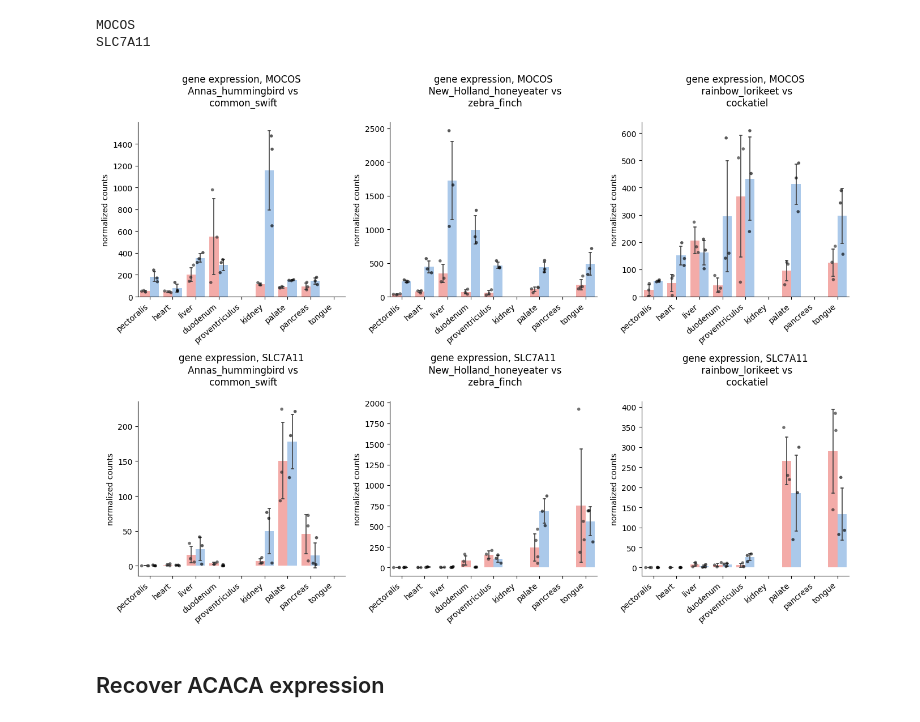
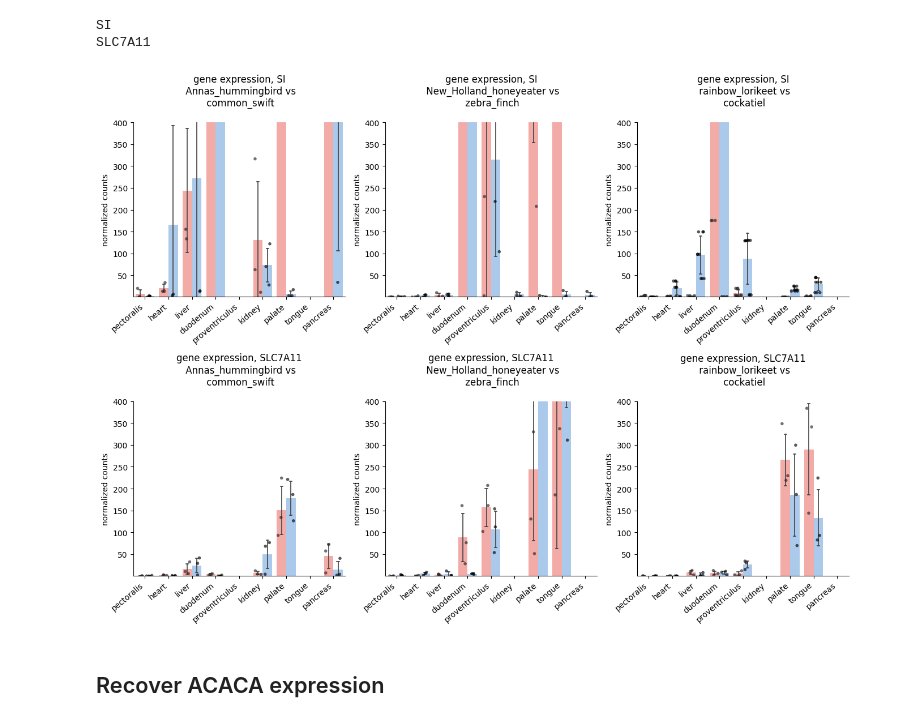
Before and after one commit to osipovarev/Expression_from_counts, a Jupyter notebook: gene_expression_from_table.ipynb, the cells around one changed output. Drawn from its saved outputs; the diff is of its cells as text; code cells hidden in the pictures.

Commit message:
backed up changes from Sun Jun  1 17:52:31 EDT 2025 in the project /Users/osipova/Documents/LabDocs/NectarivoryProject/Expression_from_counts

```diff
--- a/gene_expression_from_table.ipynb
+++ b/gene_expression_from_table.ipynb
@@ -17,6 +17,7 @@ from adjustText import adjust_text
 import warnings
 # %%
 ## Define set fo genes to plot
+dir_path = '/Users/osipova/Documents/LabDocs/NectarivoryProject/Expression_from_counts/'
 
 # genes_essent = ['HK2', 'AMY1A', 'SI', 'SLC5A1', 'TAS1R3', 'LCT']
 # genes_essent = ['SGCD', 'MYOCD', 'MYOF', 'MANBA', 'GCAT', 'GLB1L2', 'DMD', 'CNMD', 'CHST4', 'ASPG', 'B3GALNT1']
@@ -78,25 +79,24 @@ import warnings
 # with open(dir_path + 'NDUF_genes.lst', 'r') as inf:
 #     genes_essent = inf.read().rstrip().split('\n')
 
-# with open('bp_vidua_gene_losses.lst', 'r') as inf:
-#     genes_essent = inf.read().rstrip().split('\n')
-
-# dir_path = '/Users/osipova/Documents/LabDocs/NectarivoryProject/Expression_from_counts/'
 # with open(dir_path + 'paracellular_transport.lst', 'r') as inf:
 #     genes_essent = inf.read().rstrip().split('\n')
 
-# dir_path = '/Users/osipova/Documents/LabDocs/NectarivoryProject/Expression_from_counts/'
 # with open(dir_path + 'gluts.lst', 'r') as inf:
 #     genes_essent = inf.read().rstrip().split('\n')
+with open(dir_path + 'difficult_candidate_genes.lst', 'r') as inf:
+    genes_essent = inf.read().rstrip().split('\n')
+
 # genes_essent = ['PFKL', 'PFKP', 'PFKM']
-genes_essent = ['MOCOS', 'SLC7A11']
+genes_essent = ['SI', 'SLC7A11']
 # %%
 warnings.filterwarnings('ignore')
 
 ## Plot gene expression by tissue
 # tissues = ['pectoralis', 'heart', 'liver', 'duodenum', 'palate', 'pancreas', 'kidney',
 #            'lung', 'fat', 'proventriculus', 'tongue', 'gonads' ]
-tissues = ['pectoralis', 'heart', 'liver', 'duodenum', 'proventriculus', 'kidney', 'palate', 'pancreas', 'tongue']
+tissues = ['pectoralis', 'heart', 'liver', 'duodenum', 'proventriculus', 'kidney',
+           'palate', 'tongue', 'pancreas']
 # tissues = ['pectoralis', 'liver']
 
 N_genes = len(genes_essent)
@@ -133,40 +133,40 @@ for j in range(N_genes):
         sns.stripplot(ax=axi, data=df_pair, x='tissue', y='count', hue='bird', hue_order=pairs[i],
                      order=tissues, color='k', s=4, alpha=0.65, dodge=True , jitter=0.3)
 
-        # ax1.set(ylim=(1, 10000))
-        # ax2.set(ylim=(1, 10000))
-    #     if i == 0:
-    #         axi.set(yscale='log')
+        axi.set(ylim=(1, 400))
+#         ax2.set(ylim=(1, 10000))
+#         axi.set(yscale='log')
+
         axi.set_xticklabels(axi.get_xticklabels(), rotation=40, ha="right")
         axi.legend([],[], frameon=False)
         sns.despine(fig=None, ax=None, left=False, bottom=False, offset=None, trim=False)
         axi.set_title('gene expression, {}\n {}\n'.format(gene, ' vs\n '.join(pairs[i])))
         axi.set_xlabel('')
         axi.set_ylabel('normalized counts')
 #         axi.set(ylim=(0, 280))
 
         plt.tight_layout()
 # pdf_name = 'A_rank_norm_counts_ALL_tissues.all_pairs.pdf'
 # pdf_name = 'HEX_norm_counts_ALL_tissues.all_pairs.pdf'
 # pdf_name = 't2d_norm_counts_ALL_tissues.all_pairs.pdf'
 # pdf_name = 'heart_genes.norm_counts_ALL_tissues.all_pairs.pdf'
 # pdf_name = 'HEX.norm_counts.12_tissues.all_pairs.pdf'
 # pdf_name = 'rank3-4.norm_counts.ALL_tissues.all_pairs.pdf'
 # pdf_name = 'intra_not_pairwise.norm_counts.pect_liver.all_pairs.pdf'
 # pdf_name = 'two_setups_deseq2_multifactor.pdf'
 # pdf_name = 'bp_vidua_gene_losses.pdf'
 # pdf_name = 'ACACA_ACACB.ALL_tissues.all_pairs.pdf'
 # pdf_name = 'SI.ALL_tissues.all_pairs.pdf'
-# pdf_name = 'difficult_candidate_genes.ALL_tissues.all_pairs.pdf'
+pdf_name = 'difficult_candidate_genes.ALL_tissues.all_pairs.pdf'
 # pdf_name = 'paracellular_transport.ALL_tissues.all_pairs.pdf'
 # pdf_name = 'gluts.ALL_tissues.all_pairs.pdf'
 # pdf_name = 'HK3.ALL_tissues.all_pairs.pdf'
 
 # fig.savefig(pdf_name, bbox_inches='tight')
 # %% [output]
-MOCOS
+SI
 SLC7A11
-[figure, old version]
+[figure, new version]
 # %% [markdown]
 ## Recover ACACA expression
 # %%
```
Also changed, not shown: 1 other file.
